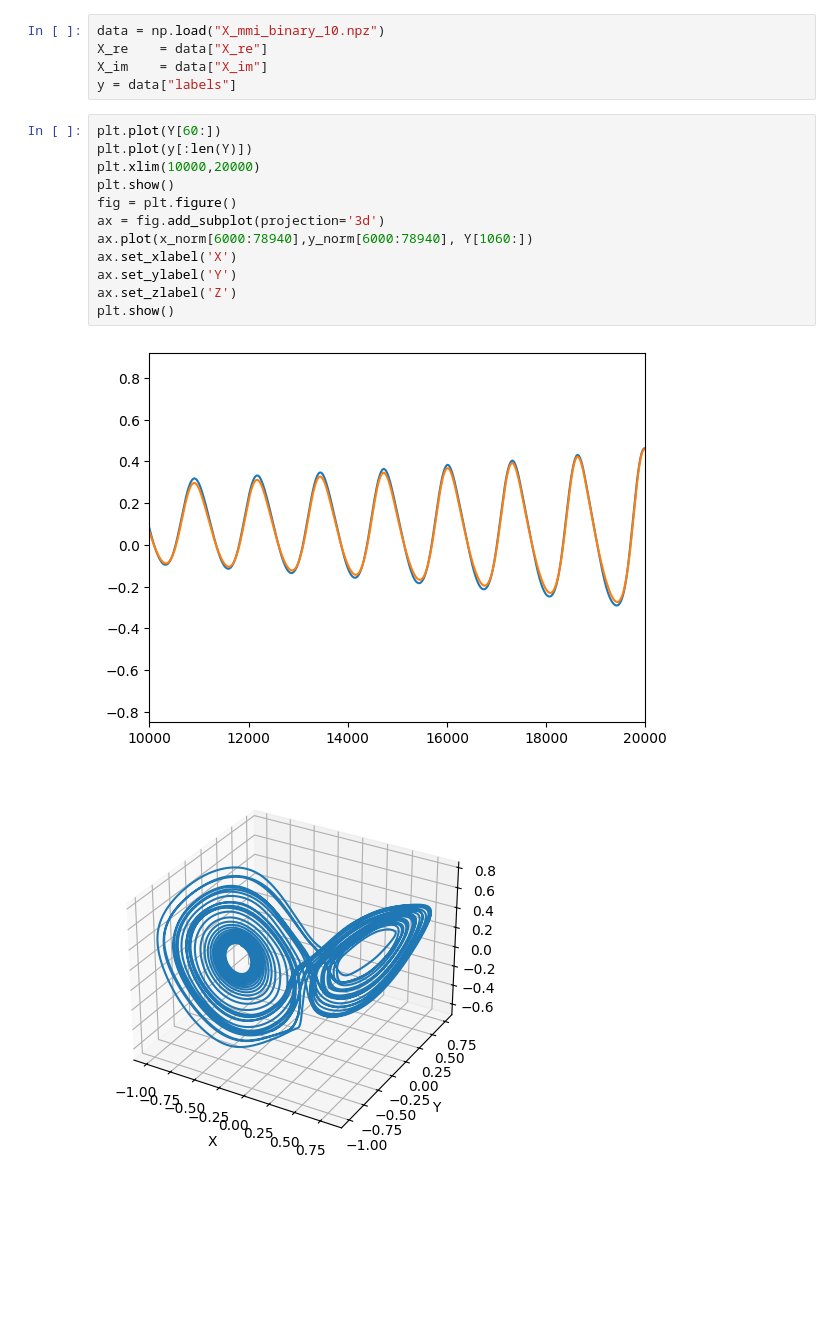
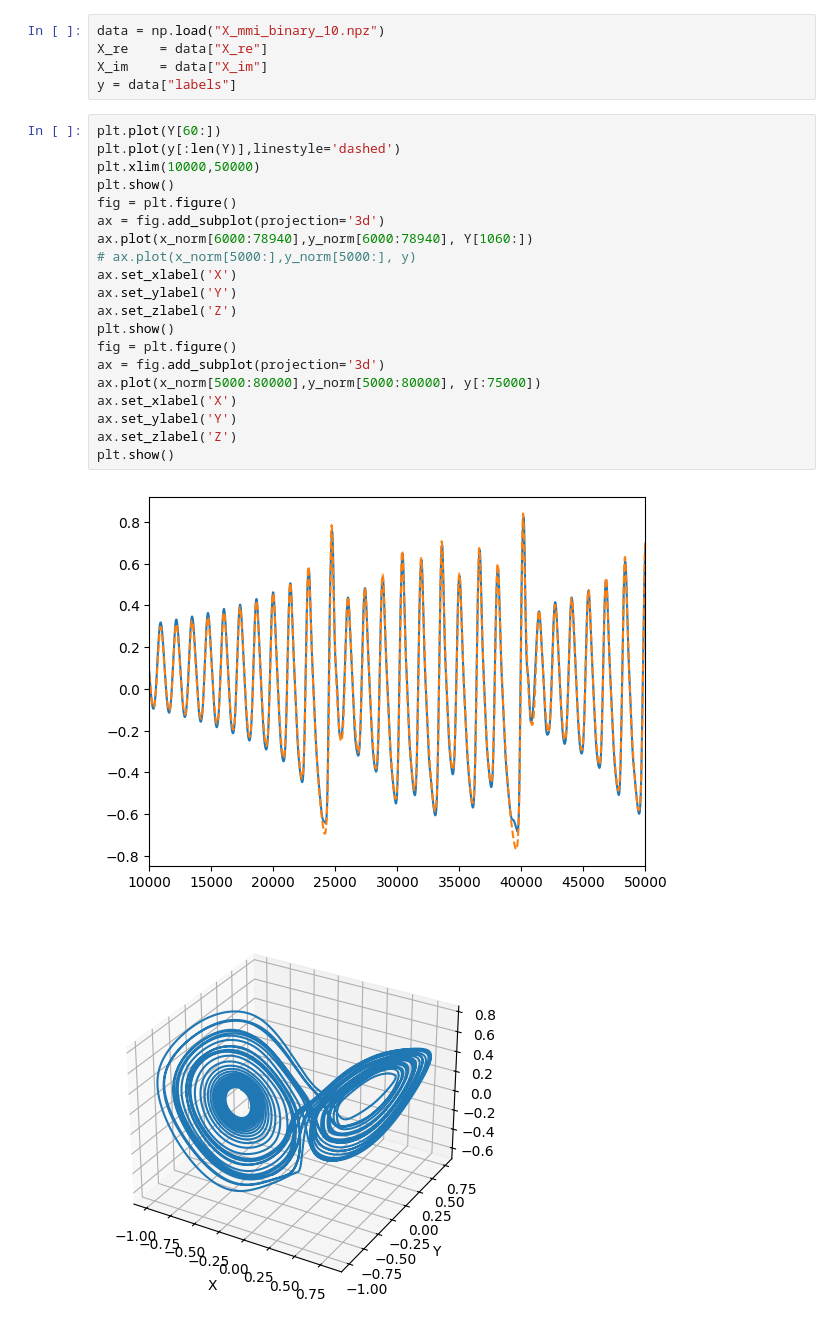
Before and after one commit to 1400073/time_domain_work, a Jupyter notebook: checker.ipynb, the cells around one changed output. Saved outputs shown, nothing was run; the diff lists cells and outputs as text; blank space fills up the shorter version.

```diff
--- a/checker.ipynb
+++ b/checker.ipynb
@@ -121,16 +121,24 @@ X_im    = data["X_im"]
 y = data["labels"]
 # %%
 plt.plot(Y[60:])
-plt.plot(y[:len(Y)])
-plt.xlim(10000,20000)
+plt.plot(y[:len(Y)],linestyle='dashed')
+plt.xlim(10000,50000)
 plt.show()
 fig = plt.figure()
 ax = fig.add_subplot(projection='3d')
 ax.plot(x_norm[6000:78940],y_norm[6000:78940], Y[1060:])
+# ax.plot(x_norm[5000:],y_norm[5000:], y)
 ax.set_xlabel('X')
 ax.set_ylabel('Y')
 ax.set_zlabel('Z')
 plt.show()
+fig = plt.figure()
+ax = fig.add_subplot(projection='3d')
+ax.plot(x_norm[5000:80000],y_norm[5000:80000], y[:75000])
+ax.set_xlabel('X')
+ax.set_ylabel('Y')
+ax.set_zlabel('Z')
+plt.show()
 # %% [output]
-[figure, old version]
+[figure, new version]
 [figure]
```
Also changed, not shown: parts of 1 cell of this notebook, 12 other files.
